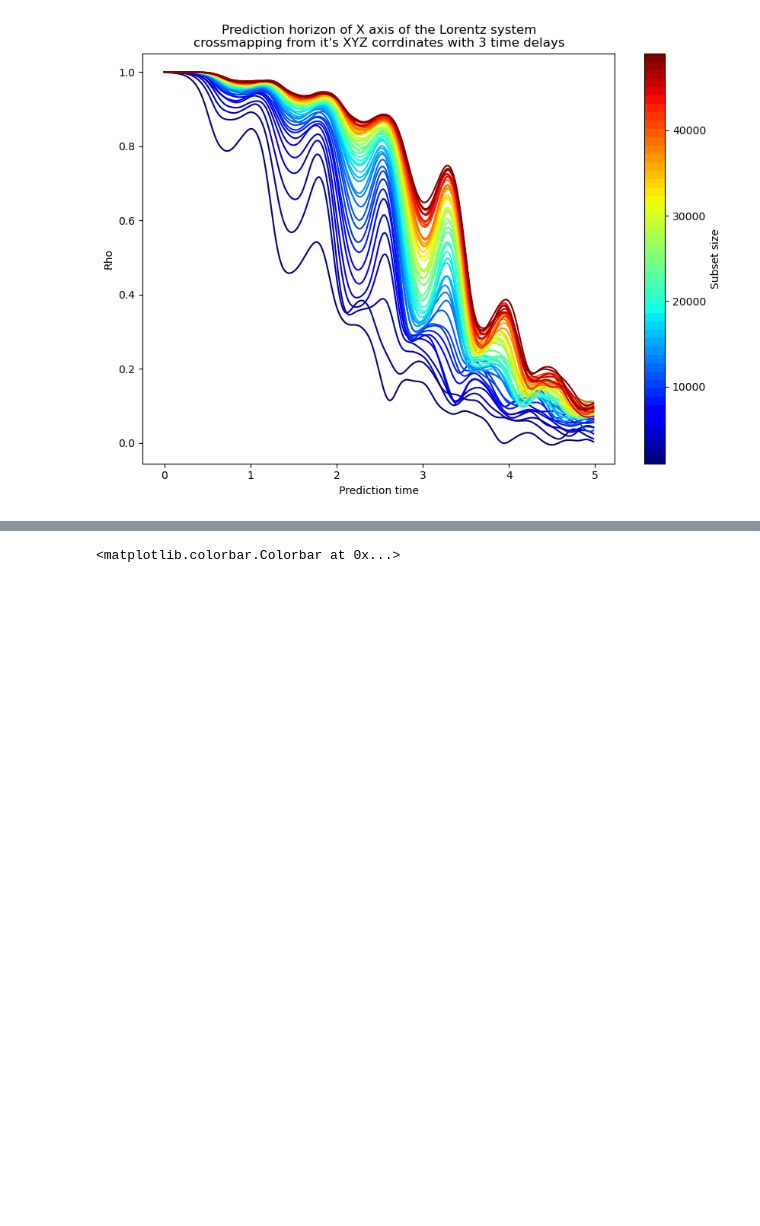
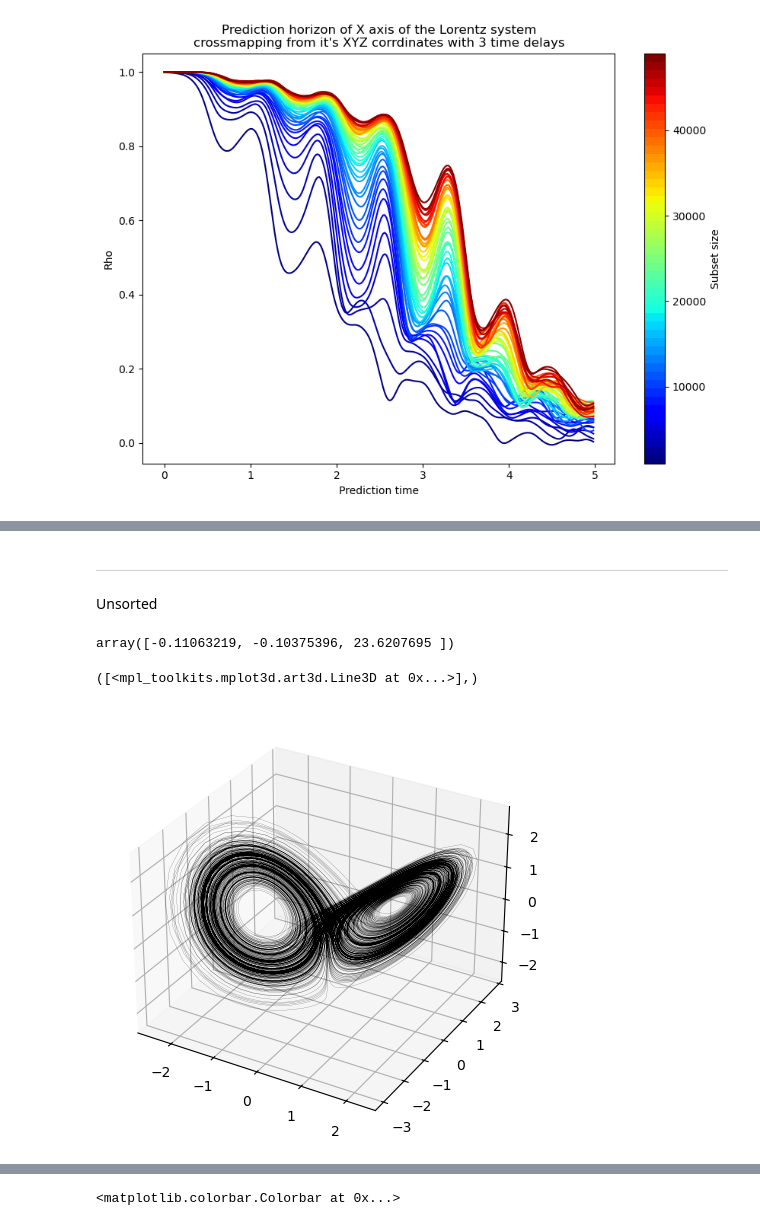
Before and after one commit to z7743/FastCCM, a Jupyter notebook: notebooks/FastCCM usage examples.ipynb, the cells around one changed output, grey strips where cells are left out. Drawn from its saved outputs; the diff is of its cells as text; code cells hidden in the pictures; blank space fills up the shorter version.

```diff
--- a/notebooks/FastCCM usage examples.ipynb
+++ b/notebooks/FastCCM usage examples.ipynb
@@ -225,0 +268,20 @@ plt.show()
+# %% [markdown]
+---
+
+Unsorted
+# %%
+X.mean(axis=0)
+# %% [output]
+array([-0.11063219, -0.10375396, 23.6207695 ])
+# %%
+X = get_truncated_lorenz_rand(400,n_steps=20000)
+X -= X.mean(axis=0)
+X /= X.std(axis=0)
+# %%
+fig = plt.figure(figsize=(12, 6))
+
+ax1 = fig.add_subplot(121, projection='3d')
+ax1.plot(*X[:,[0, 1, 2]].T, lw=0.1,color="black"),
+# %% [output]
+([<mpl_toolkits.mplot3d.art3d.Line3D at 0x...>],)
+[figure, added]
```
Also changed, not shown: parts of 32 cells of this notebook, 1 other file.
